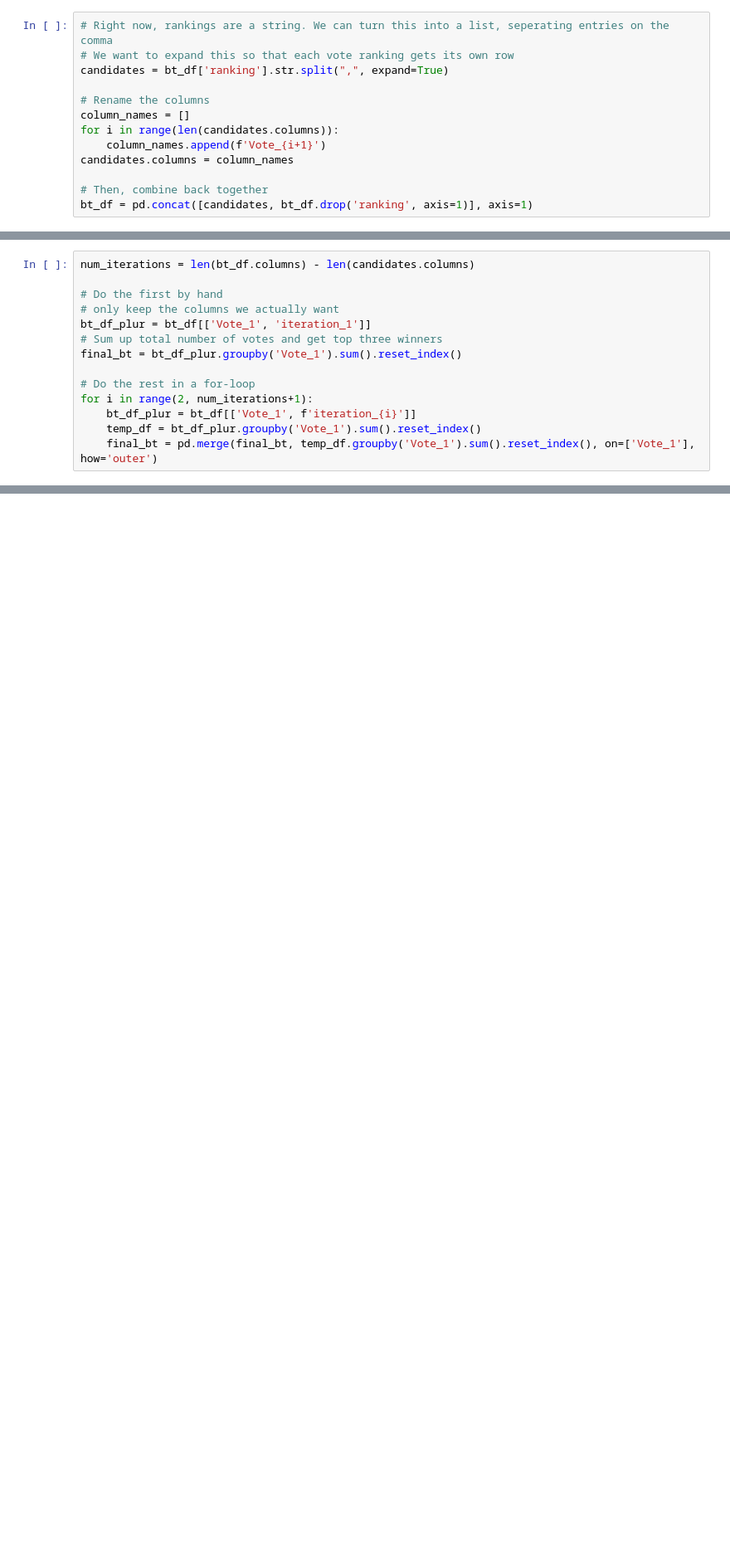
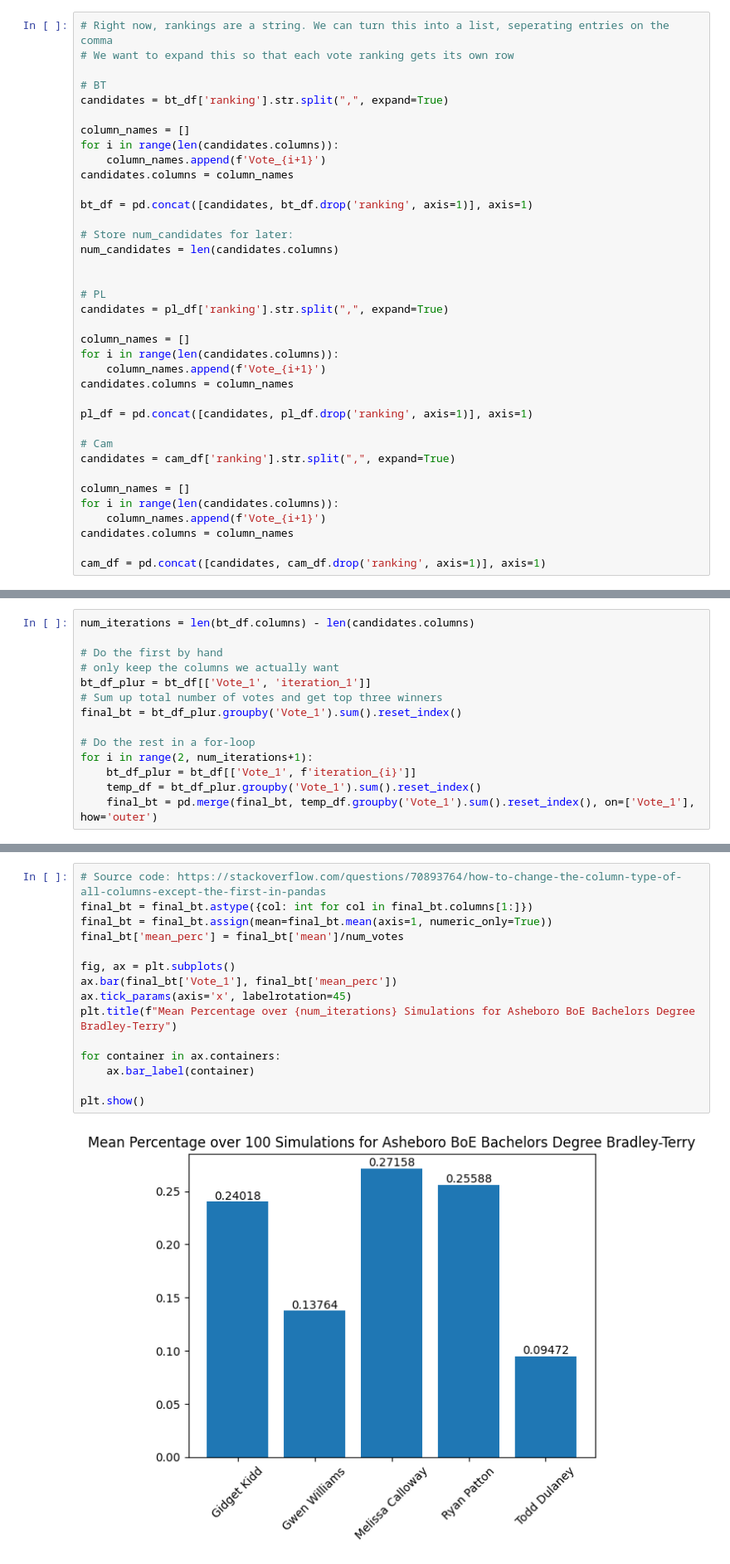
Before and after one commit to Jmilk3/UCS_Voting_Repo, a Jupyter notebook: Visualization_Experiments/asheboro_sims_modeled.ipynb, the cells around one changed output, grey strips where cells are left out. Shown at 83% size. Drawn from its saved outputs; the diff is of its cells as text; blank space fills up the shorter version.

Commit message:
Updated Asheboro sim visualization, starting new file to find difference between plurality and stv simulated

```diff
--- a/Visualization_Experiments/asheboro_sims_modeled.ipynb
+++ b/Visualization_Experiments/asheboro_sims_modeled.ipynb
@@ -17,13 +21,37 @@ num_votes = 1000 #We can calculate this but I'm too lazy to write the code for i
 # %%
 # Right now, rankings are a string. We can turn this into a list, seperating entries on the comma
 # We want to expand this so that each vote ranking gets its own row
+
+# BT
 candidates = bt_df['ranking'].str.split(",", expand=True)
 
-# Rename the columns
 column_names = []
 for i in range(len(candidates.columns)):
     column_names.append(f'Vote_{i+1}')
 candidates.columns = column_names
 
-# Then, combine back together
 bt_df = pd.concat([candidates, bt_df.drop('ranking', axis=1)], axis=1)
+
+# Store num_candidates for later:
+num_candidates = len(candidates.columns)
+
+
+# PL
+candidates = pl_df['ranking'].str.split(",", expand=True)
+
+column_names = []
+for i in range(len(candidates.columns)):
+    column_names.append(f'Vote_{i+1}')
+candidates.columns = column_names
+
+pl_df = pd.concat([candidates, pl_df.drop('ranking', axis=1)], axis=1)
+
+# Cam
+candidates = cam_df['ranking'].str.split(",", expand=True)
+
+column_names = []
+for i in range(len(candidates.columns)):
+    column_names.append(f'Vote_{i+1}')
+candidates.columns = column_names
+
+cam_df = pd.concat([candidates, cam_df.drop('ranking', axis=1)], axis=1)
@@ -133,0 +102,17 @@ pd.merge(final_cam, cam_df_plur.groupby('Vote_1').sum().reset_index(), on=['Vote
+# %%
+# Source code: https://stackoverflow.com/questions/70893764/how-to-change-the-column-type-of-all-columns-except-the-first-in-pandas
+final_bt = final_bt.astype({col: int for col in final_bt.columns[1:]})
+final_bt = final_bt.assign(mean=final_bt.mean(axis=1, numeric_only=True))
+final_bt['mean_perc'] = final_bt['mean']/num_votes
+
+fig, ax = plt.subplots()
+ax.bar(final_bt['Vote_1'], final_bt['mean_perc'])
+ax.tick_params(axis='x', labelrotation=45)
+plt.title(f"Mean Percentage over {num_iterations} Simulations for Asheboro BoE Bachelors Degree Bradley-Terry")
+
+for container in ax.containers:
+    ax.bar_label(container)
+
+plt.show()
+# %% [output]
+[figure, added]
```
Also changed, not shown: parts of 47 cells of this notebook, 2 other files.
